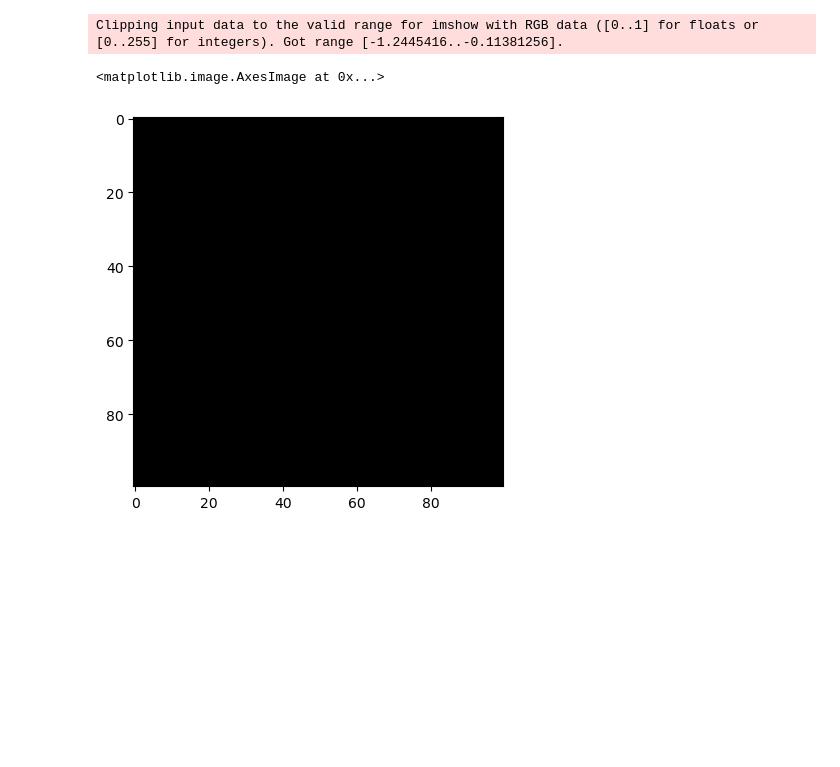
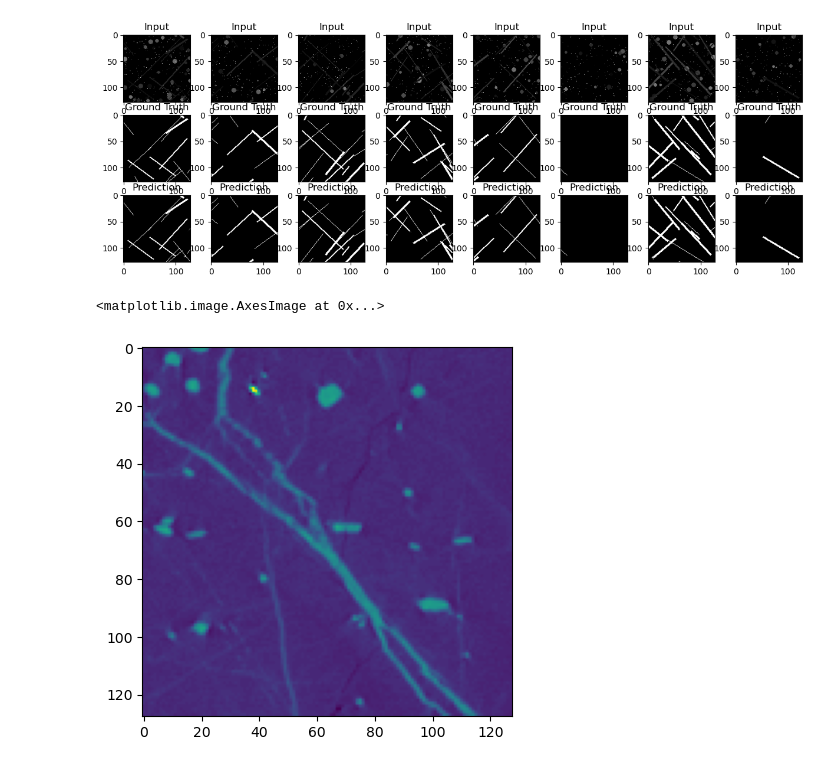
Before and after one commit to Ramyarzarza/Rock_CT_image, a Jupyter notebook: Synthetic image/synthetic image model.ipynb, the cells around one changed output. Saved outputs shown, nothing was run; the diff lists cells and outputs as text; code cells hidden in the pictures; blank space fills up the shorter version.

Commit message:
synthetic model

```diff
--- a/Synthetic image/synthetic image model.ipynb
+++ b/Synthetic image/synthetic image model.ipynb
@@ -232,0 +122,5 @@ model = model.to(DEVICE)
+# %%
+# Initialize Model, Loss, and Optimizer
+model = SmallUNet().to(DEVICE)
+criterion = nn.BCELoss()
+optimizer = optim.Adam(model.parameters(), lr=LR)
@@ -335,10 +171,0 @@ def visualize_sample(image, mask, prediction, mean=[0.485, 0.456, 0.406], std=[0
-# %%
-for i in range(100):
-    # Test the model
-    model.eval()
-    sample_image, sample_mask = val_dataset[i]
-    sample_image = sample_image.to(DEVICE).unsqueeze(0)
-    with torch.no_grad():
-        output = model(sample_image)["out"].argmax(1).squeeze(0)
-
-    visualize_sample(sample_image.squeeze(0), sample_mask, output)
@@ -359,6 +172,30 @@ for i in range(100):
-# %%
-plt.imshow(sample_image.squeeze(0).permute(1, 2, 0).cpu().numpy())
-# %% [output]
-Clipping input data to the valid range for imshow with RGB data ([0..1] for floats or [0..255] for integers). Got range [-1.2445416..-0.11381256].
-<matplotlib.image.AxesImage at 0x...>
-[figure, removed]
+# %%
+
+# Evaluation Function
+def visualize_predictions():
+    model.eval()
+    images, masks = next(iter(test_loader))
+    images, masks = images.to(DEVICE), masks.to(DEVICE)
+    with torch.no_grad():
+        outputs = model(images)
+
+    fig, axs = plt.subplots(3, BATCH_SIZE, figsize=(15, 5))
+    for i in range(BATCH_SIZE):
+        axs[0, i].imshow(images[i].cpu().squeeze(), cmap='gray')
+        axs[0, i].set_title("Input")
+        axs[1, i].imshow(masks[i].cpu().squeeze(), cmap='gray')
+        axs[1, i].set_title("Ground Truth")
+        axs[2, i].imshow(outputs[i].cpu().squeeze(), cmap='gray')
+        axs[2, i].set_title("Prediction")
+    plt.show()
+
+# Show results
+visualize_predictions()
+# %% [output]
+[figure, added]
+# %%
+image = Image.open('./resized_image.png').convert("L")
+plt.imshow(image)
+# %% [output]
+<matplotlib.image.AxesImage at 0x...>
+[figure, added]
```
Also changed, not shown: parts of 18 cells of this notebook, 4 other files.
